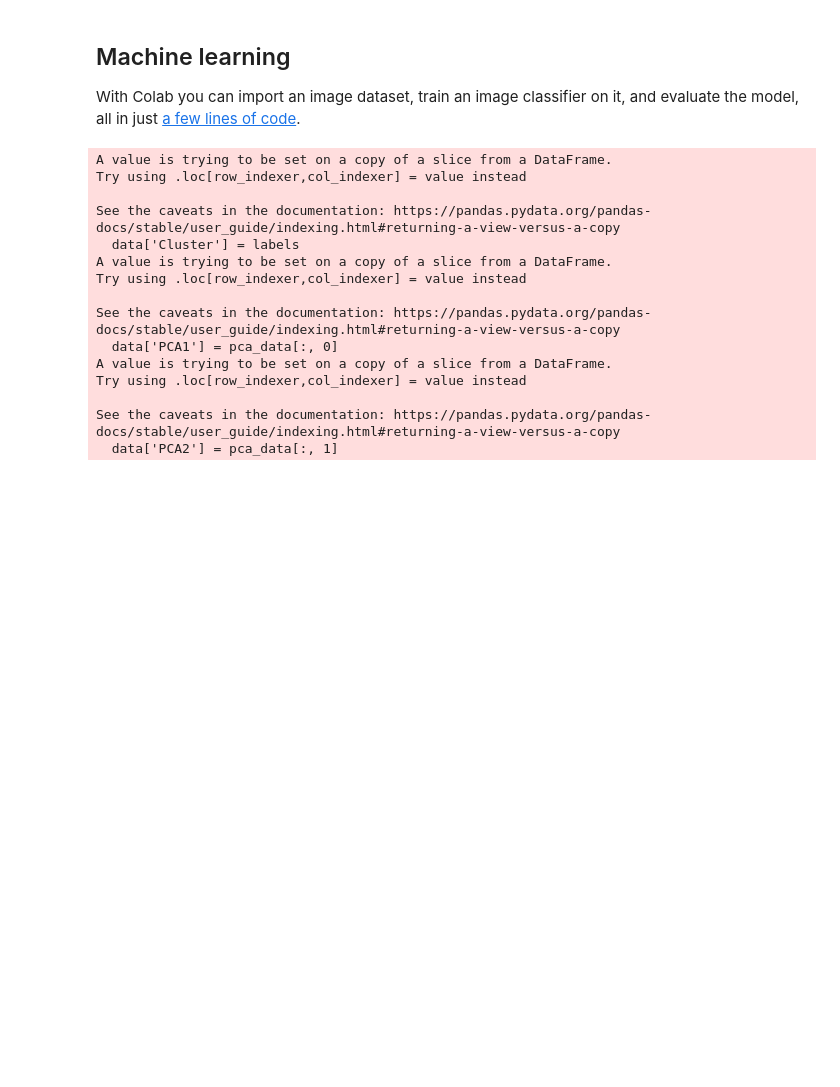
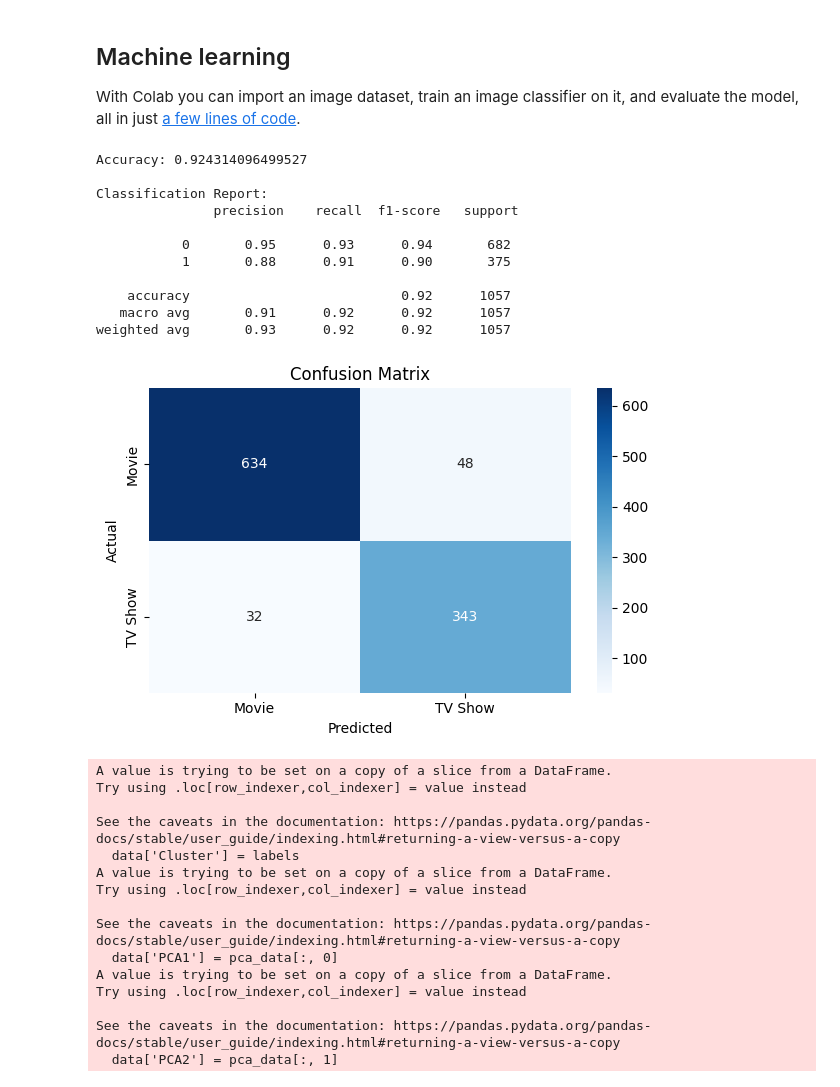
Before and after one commit to Guhan-GitHub/Assesment1, a Jupyter notebook: Welcome_To_Colab.ipynb, the cells around one changed output. Drawn from its saved outputs; the diff is of its cells as text; code cells hidden in the pictures; blank space fills up the shorter version.

```diff
--- a/Welcome_To_Colab.ipynb
+++ b/Welcome_To_Colab.ipynb
@@ -7,6 +7,70 @@
 </div>
 
 With Colab you can import an image dataset, train an image classifier on it, and evaluate the model, all in just [a few lines of code](https://colab.research.google.com/github/tensorflow/docs/blob/master/site/en/tutorials/quickstart/beginner.ipynb).
+# %%
+import pandas as pd
+import numpy as np
+import matplotlib.pyplot as plt
+import seaborn as sns
+from sklearn.linear_model import LogisticRegression
+from sklearn.model_selection import train_test_split
+from sklearn.preprocessing import StandardScaler
+from sklearn.metrics import accuracy_score, classification_report, confusion_matrix
+
+df = pd.read_csv(r"Netflix_Cleaned.csv")
+
+df['type'] = df['type'].map({'Movie': 0, 'Show': 1})
+
+features = ['runtime', 'release_year', 'imdb_score', 'imdb_votes']
+target = 'type'
+
+df = df.dropna(subset=features + [target])
+
+df['runtime'] = df['runtime'].astype(str).str.replace(' min', '', regex=False)
+df['runtime'] = pd.to_numeric(df['runtime'], errors='coerce')
+df = df.dropna(subset=['runtime'])
+
+X = df[features]
+y = df[target]
+
+scaler = StandardScaler()
+X_scaled = scaler.fit_transform(X)
+
+X_train, X_test, y_train, y_test = train_test_split(
+    X_scaled, y, test_size=0.2, random_state=42, stratify=y
+)
+
+model = LogisticRegression()
+model.fit(X_train, y_train)
+
+y_pred = model.predict(X_test)
+
+print("Accuracy:", accuracy_score(y_test, y_pred))
+print("\nClassification Report:\n", classification_report(y_test, y_pred))
+
+cm = confusion_matrix(y_test, y_pred)
+plt.figure(figsize=(6, 4))
+sns.heatmap(cm, annot=True, fmt='d', cmap='Blues',
+            xticklabels=['Movie', 'TV Show'],
+            yticklabels=['Movie', 'TV Show'])
+plt.title('Confusion Matrix')
+plt.xlabel('Predicted')
+plt.ylabel('Actual')
+plt.tight_layout()
+plt.show()
+# %% [output]
+Accuracy: 0.924314096499527
+
+Classification Report:
+               precision    recall  f1-score   support
+
+           0       0.95      0.93      0.94       682
+           1       0.88      0.91      0.90       375
+
+    accuracy                           0.92      1057
+   macro avg       0.91      0.92      0.92      1057
+weighted avg       0.93      0.92      0.92      1057
+[figure, added]
 # %%
 import pandas as pd
 import numpy as np
```
